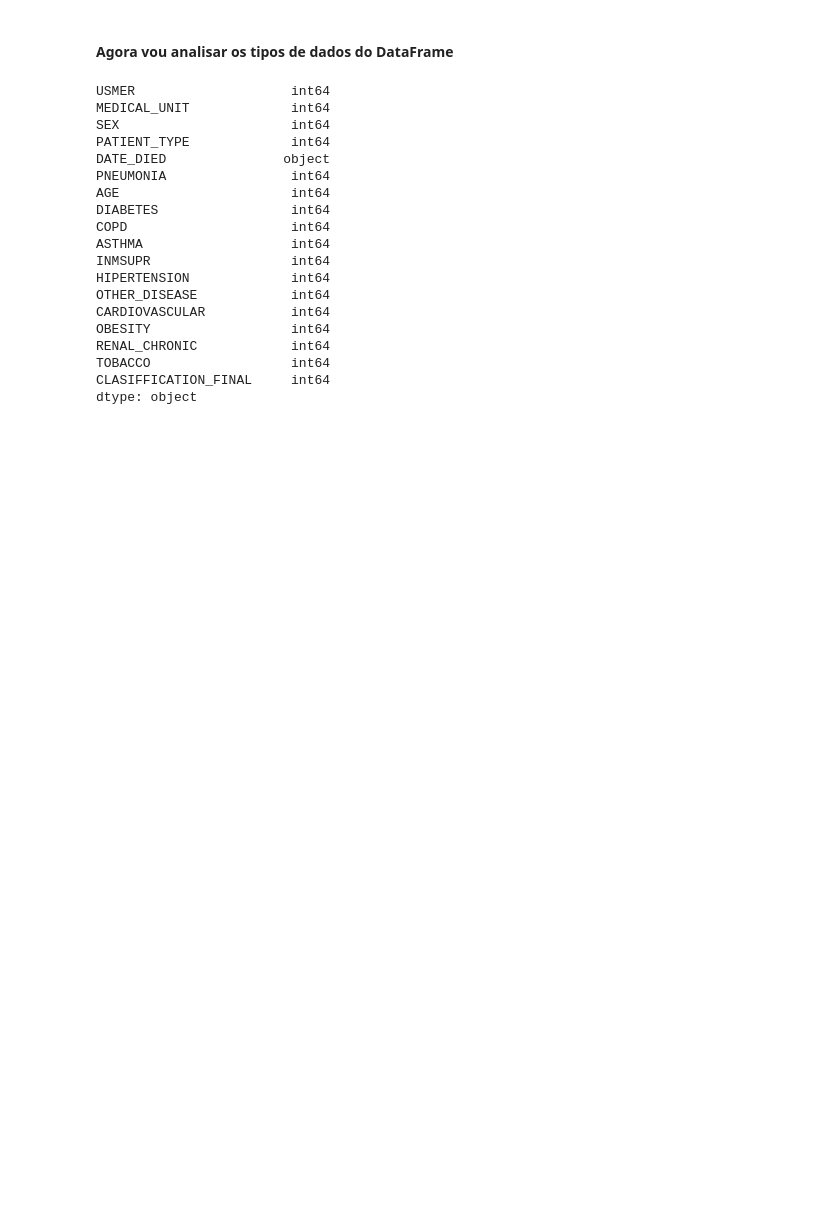
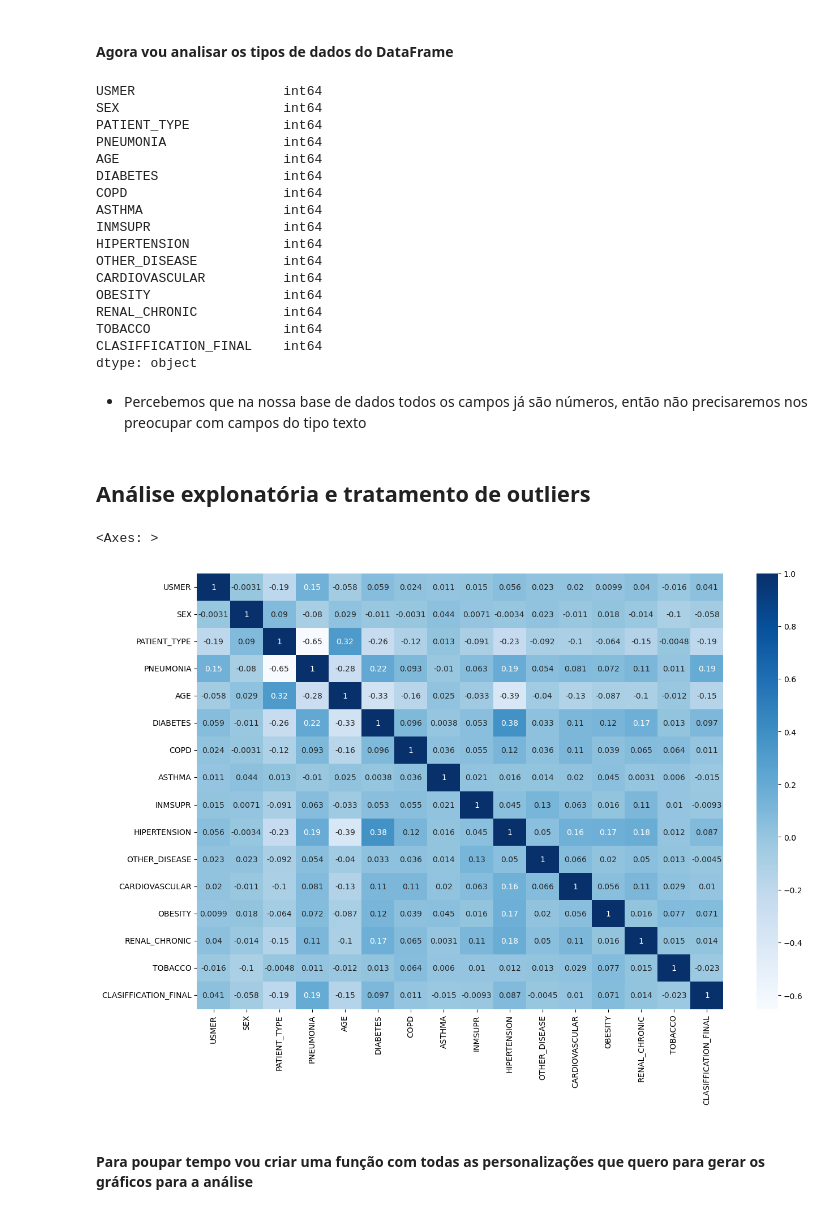
Before and after one commit to LucasSantos875478/proj_covid, a Jupyter notebook: proj_covid19.ipynb, the cells around one changed output. Cells and saved outputs as stored; diff of their text form; code cells hidden in the pictures; blank space fills up the shorter version.

Commit message:
Análise dos dados

```diff
--- a/proj_covid19.ipynb
+++ b/proj_covid19.ipynb
@@ -103,0 +115,2 @@ Name: count, dtype: int64
+# %%
+covid_df = covid_df.drop('DATE_DIED', axis=1)
@@ -103,0 +120,3 @@ Name: count, dtype: int64
+# %%
+covid_df = covid_df.drop('MEDICAL_UNIT', axis=1)
+print(covid_df.shape)
@@ -130,22 +149,30 @@ dtype: int64
 # %%
 print(covid_df.dtypes)
 # %% [output]
-USMER                    int64
-MEDICAL_UNIT             int64
-SEX                      int64
-PATIENT_TYPE             int64
-DATE_DIED               object
-PNEUMONIA                int64
-AGE                      int64
-DIABETES                 int64
-COPD                     int64
-ASTHMA                   int64
-INMSUPR                  int64
-HIPERTENSION             int64
-OTHER_DISEASE            int64
-CARDIOVASCULAR           int64
-OBESITY                  int64
-RENAL_CHRONIC            int64
-TOBACCO                  int64
-CLASIFFICATION_FINAL     int64
+USMER                   int64
+SEX                     int64
+PATIENT_TYPE            int64
+PNEUMONIA               int64
+AGE                     int64
+DIABETES                int64
+COPD                    int64
+ASTHMA                  int64
+INMSUPR                 int64
+HIPERTENSION            int64
+OTHER_DISEASE           int64
+CARDIOVASCULAR          int64
+OBESITY                 int64
+RENAL_CHRONIC           int64
+TOBACCO                 int64
+CLASIFFICATION_FINAL    int64
 dtype: object
+# %% [markdown]
+- Percebemos que na nossa base de dados todos os campos já são números, então não precisaremos nos preocupar com campos do tipo texto
+# %% [markdown]
+## Análise explonatória e tratamento de outliers
+# %%
+plt.figure(figsize=(15,10))
+sns.heatmap(covid_df.corr(), annot=True, cmap='Blues')
+# %% [output]
+<Axes: >
+[figure, added]
@@ -151,0 +184,2 @@ dtype: object
+# %% [markdown]
+#### Para poupar tempo vou criar uma função com todas as personalizações que quero para gerar os gráficos para a análise
```
Also changed, not shown: parts of 48 cells of this notebook, 4 other files.
